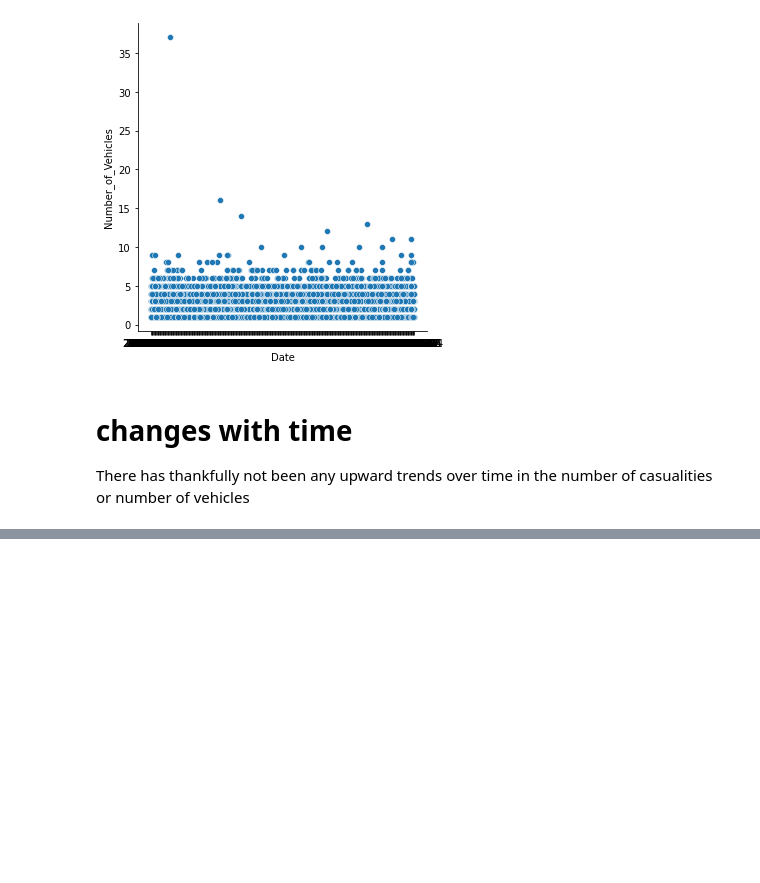
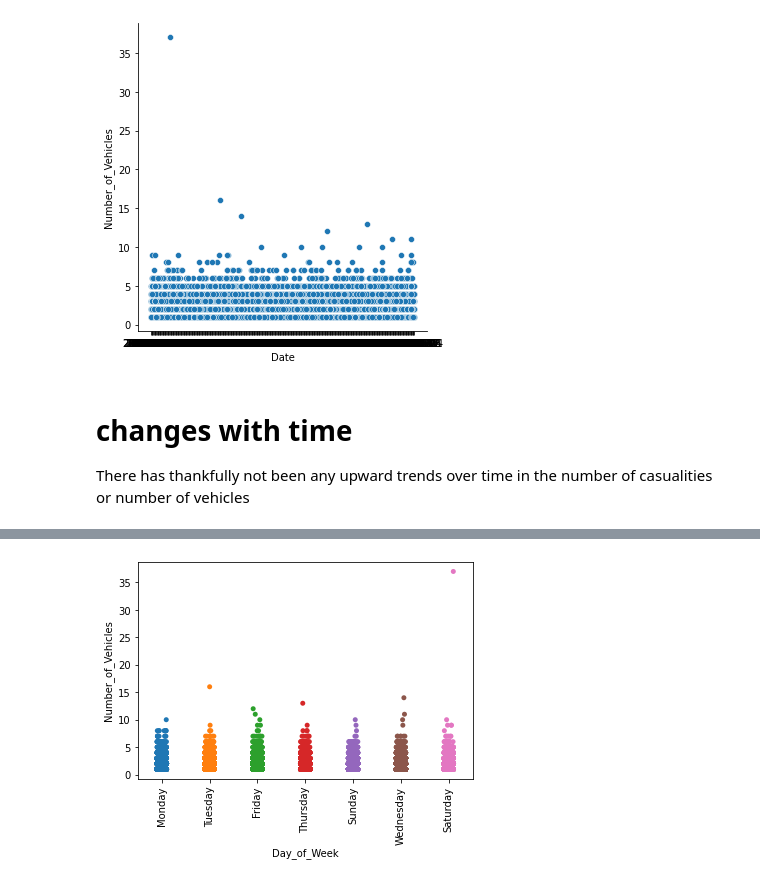
Before and after one commit to obimbasmart/CatBoost-Road-Accident-2015, a Jupyter notebook: Exploratory_data_analysis.ipynb, the cells around one changed output, grey strips where cells are left out. Saved outputs shown, nothing was run; the diff lists cells and outputs as text; code cells hidden in the pictures; blank space fills up the shorter version.

```diff
--- a/Exploratory_data_analysis.ipynb
+++ b/Exploratory_data_analysis.ipynb
@@ -116,0 +137,6 @@ plt.show()
+# %%
+sns.stripplot(x='Day_of_Week',y='Number_of_Vehicles',data=Accident)
+plt.xticks(rotation=90)
+plt.show()
+# %% [output]
+[figure, added]
```
Also changed, not shown: parts of 5 cells of this notebook.
